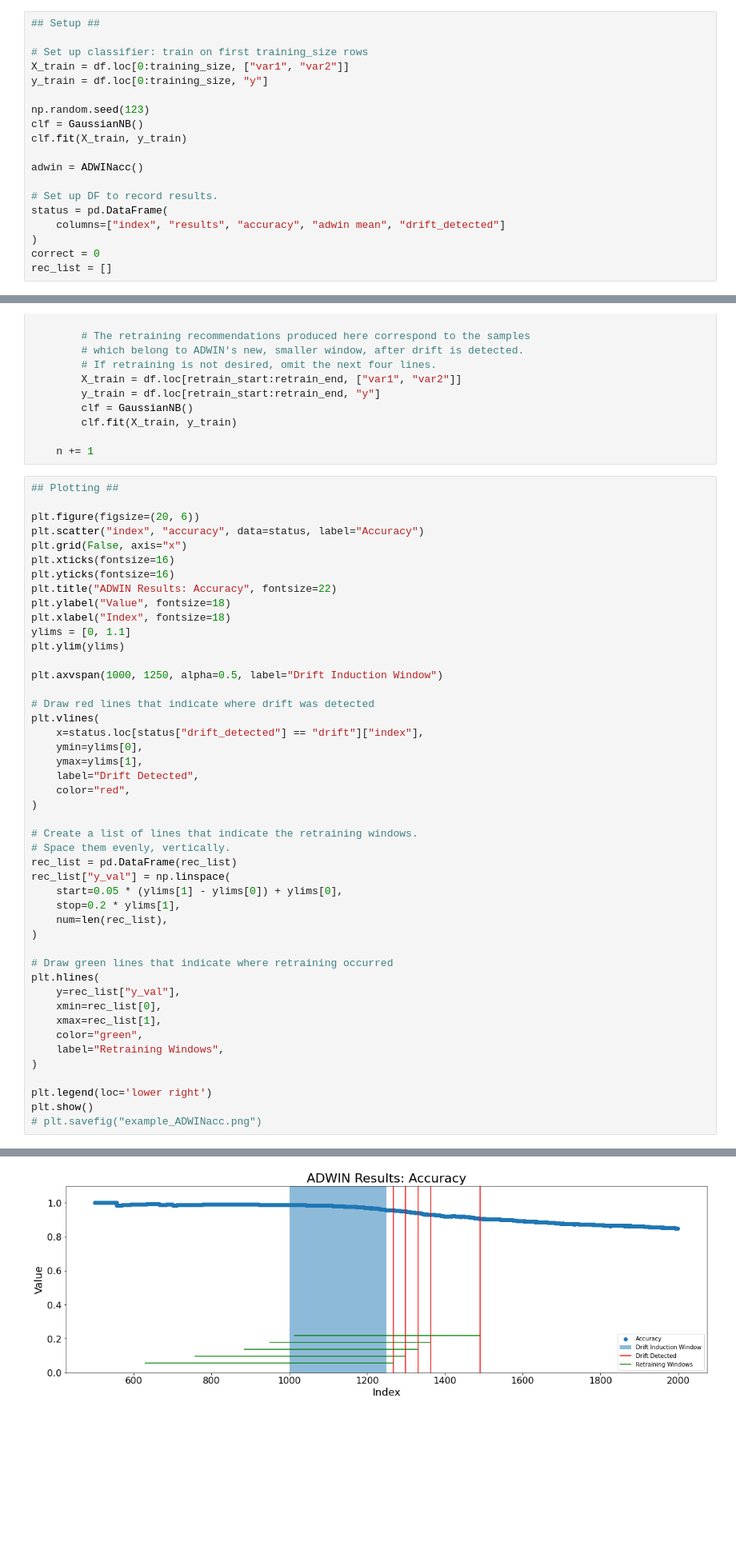
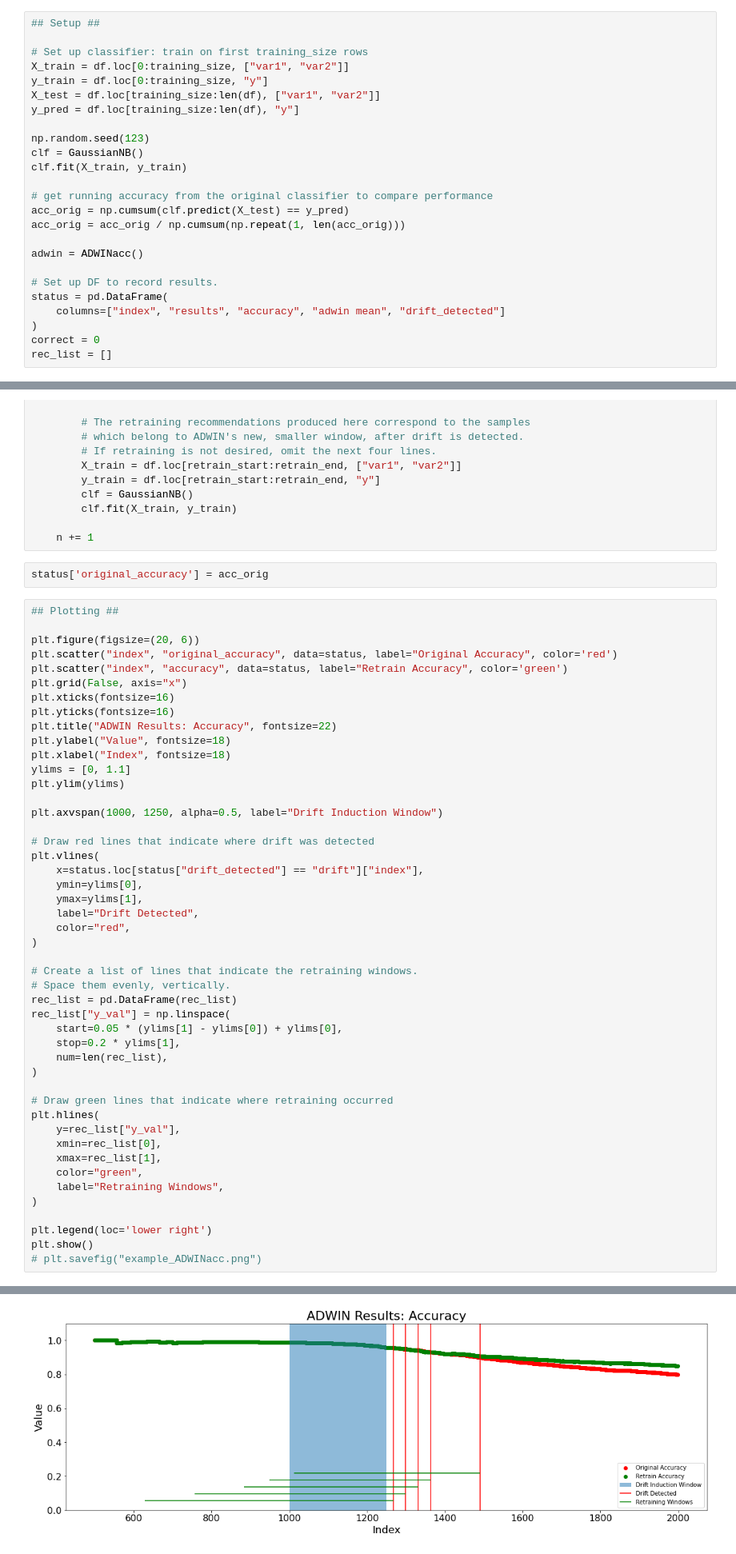
Before and after one commit to mitre/menelaus, a Jupyter notebook: docs/source/examples/concept_drift/concept_drift_examples.ipynb, the cells around one changed output, grey strips where cells are left out. Shown at 80% size. Saved outputs shown, nothing was run; the diff lists cells and outputs as text; blank space fills up the shorter version.

Commit message:
add original accuracy calculation to ADWIN example

```diff
--- a/docs/source/examples/concept_drift/concept_drift_examples.ipynb
+++ b/docs/source/examples/concept_drift/concept_drift_examples.ipynb
@@ -196,10 +196,16 @@ It can be used to monitor the accuracy of a classifier by checking `y_true == y_
 # Set up classifier: train on first training_size rows
 X_train = df.loc[0:training_size, ["var1", "var2"]]
 y_train = df.loc[0:training_size, "y"]
+X_test = df.loc[training_size:len(df), ["var1", "var2"]]
+y_pred = df.loc[training_size:len(df), "y"]
 
 np.random.seed(123)
 clf = GaussianNB()
 clf.fit(X_train, y_train)
+
+# get running accuracy from the original classifier to compare performance
+acc_orig = np.cumsum(clf.predict(X_test) == y_pred)
+acc_orig = acc_orig / np.cumsum(np.repeat(1, len(acc_orig)))
 
 adwin = ADWINacc()
 
@@ -247,11 +253,14 @@ for i in range(training_size, len(df)):
         clf.fit(X_train, y_train)
 
     n += 1
+# %%
+status['original_accuracy'] = acc_orig
 # %%
 ## Plotting ##
 
 plt.figure(figsize=(20, 6))
-plt.scatter("index", "accuracy", data=status, label="Accuracy")
+plt.scatter("index", "original_accuracy", data=status, label="Original Accuracy", color='red')
+plt.scatter("index", "accuracy", data=status, label="Retrain Accuracy", color='green')
 plt.grid(False, axis="x")
 plt.xticks(fontsize=16)
 plt.yticks(fontsize=16)
@@ -298,4 +306,4 @@ plt.show()
-[figure, old version]
+[figure, new version]
 # %% [markdown]
 
 After drift is induced, the accuracy decreases enough for ADWIN to shrink its
```
Also changed, not shown: parts of 2 cells of this notebook.
